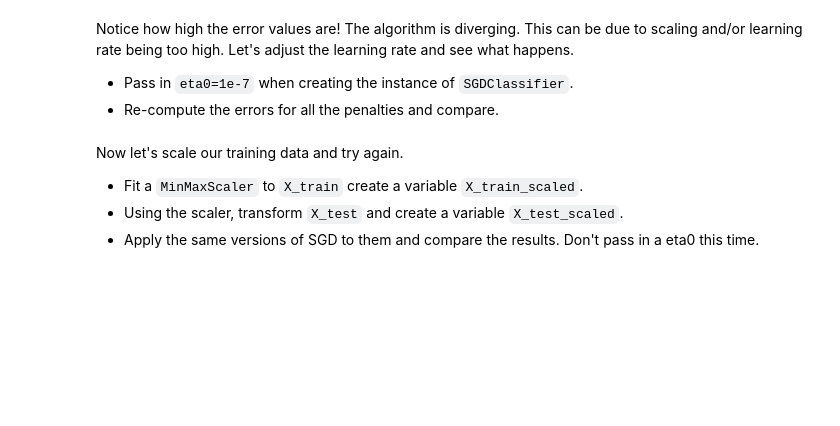
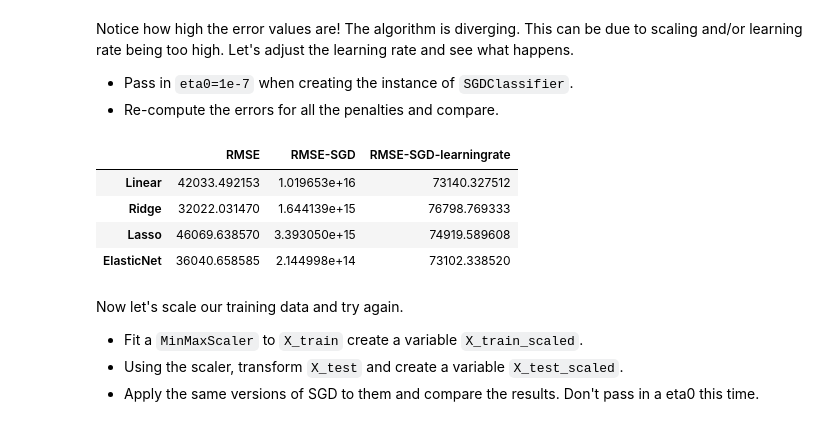
Before and after one commit to sslaquerre07/IBM_Machine_Learning, a Jupyter notebook: course2/module4/02d_DEMO_Regularization.ipynb, the cells around one changed output. Drawn from its saved outputs; the diff is of its cells as text; code cells hidden in the pictures; blank space fills up the shorter version.

```diff
--- a/course2/module4/02d_DEMO_Regularization.ipynb
+++ b/course2/module4/02d_DEMO_Regularization.ipynb
@@ -185,7 +243,7 @@ train, test = train_test_split(data, test_size=0.3, random_state=42)
 There are a number of columns that have skewed features--a log transformation can be applied to them. Note that this includes the `SalePrice`, our predictor. However, let's keep that one as is.
 # %%
 # Create a list of float colums to check for skewing
-mask = data.dtypes == np.float
+mask = data.dtypes == float
 float_cols = data.columns[mask]
 # %%
 skew_limit = 0.75
@@ -307,7 +391,7 @@ from sklearn.linear_model import LassoCV
 alphas2 = np.array([1e-5, 5e-5, 0.0001, 0.0005])
 
 lassoCV = LassoCV(alphas=alphas2,
-                  max_iter=5e4,
+                  max_iter=50000,
                   cv=3).fit(X_train, y_train)
 
 lassoCV_rmse = rmse(y_test, lassoCV.predict(X_test))
@@ -327,7 +415,7 @@ l1_ratios = np.linspace(0.1, 0.9, 9)
 
 elasticNetCV = ElasticNetCV(alphas=alphas2,
                             l1_ratio=l1_ratios,
-                            max_iter=1e4).fit(X_train, y_train)
+                            max_iter=10000).fit(X_train, y_train)
 elasticNetCV_rmse = rmse(y_test, elasticNetCV.predict(X_test))
 
 print(elasticNetCV.alpha_, elasticNetCV.l1_ratio_, elasticNetCV_rmse)
@@ -381,7 +479,7 @@ Moreover, a high value of learning rate can cause the algorithm to diverge, wher
 from sklearn.linear_model import SGDRegressor
 
 model_parameters_dict = {
-    'Linear': {'penalty': 'none'},
+    'Linear': {'penalty': None},
     'Lasso': {'penalty': 'l2',
            'alpha': lassoCV.alpha_},
     'Ridge': {'penalty': 'l1',
@@ -408,28 +512,34 @@ Notice how high the error values are! The algorithm is diverging. This can be du
 # %%
 # Import SGDRegressor and prepare the parameters
 
 from sklearn.linear_model import SGDRegressor
 
 model_parameters_dict = {
-    'Linear': {'penalty': 'none'},
+    'Linear': {'penalty': None},
     'Lasso': {'penalty': 'l2',
            'alpha': lassoCV.alpha_},
     'Ridge': {'penalty': 'l1',
            'alpha': ridgeCV_rmse},
     'ElasticNet': {'penalty': 'elasticnet',
                    'alpha': elasticNetCV.alpha_,
                    'l1_ratio': elasticNetCV.l1_ratio_}
 }
 
 new_rmses = {}
 for modellabel, parameters in model_parameters_dict.items():
     # following notation passes the dict items as arguments
     SGD = SGDRegressor(eta0=1e-7, **parameters)
     SGD.fit(X_train, y_train)
     new_rmses[modellabel] = rmse(y_test, SGD.predict(X_test))
 
 rmse_df['RMSE-SGD-learningrate'] = pd.Series(new_rmses)
 rmse_df
+# %% [output]
+|  | RMSE | RMSE-SGD | RMSE-SGD-learningrate |
+| Linear | 42033.492153 | 1.019653e+16 | 73140.327512 |
+| Ridge | 32022.031470 | 1.644139e+15 | 76798.769333 |
+| Lasso | 46069.638570 | 3.393050e+15 | 74919.589608 |
+| ElasticNet | 36040.658585 | 2.144998e+14 | 73102.338520 |
 # %% [markdown]
 Now let's scale our training data and try again.
 
```
Also changed, not shown: parts of 19 cells of this notebook.
